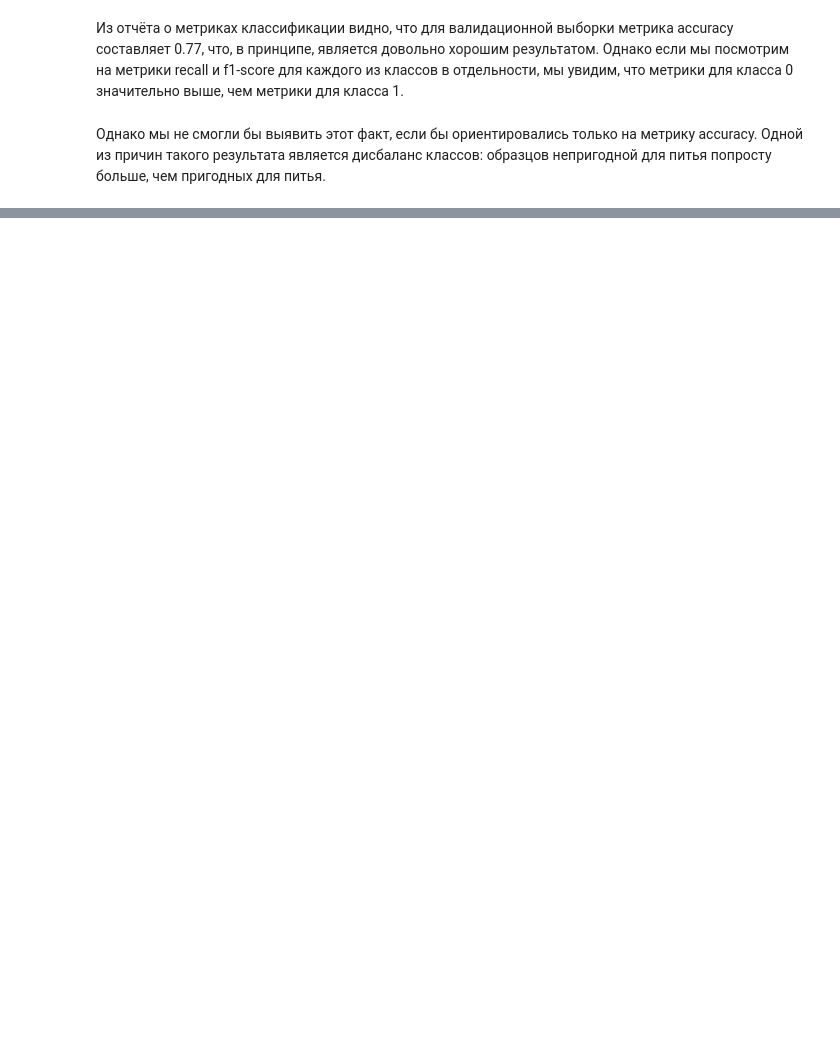
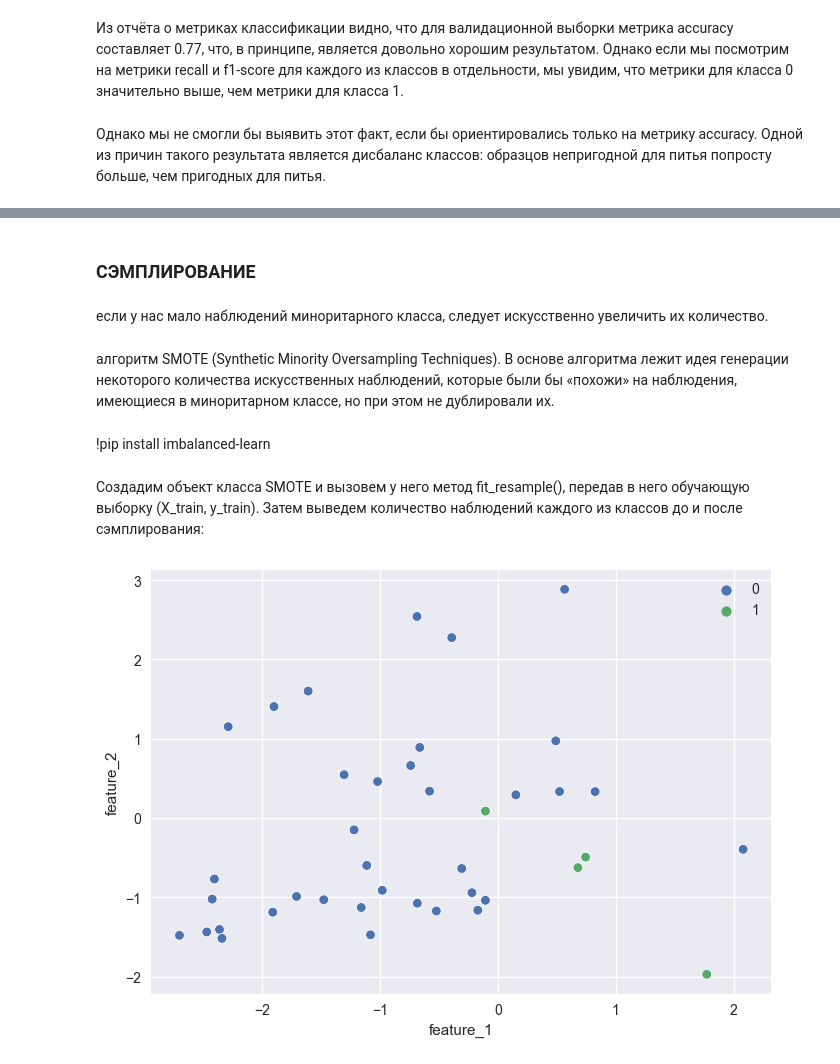
Before and after one commit to alexmoscar/new-rep-main, a Jupyter notebook: ML/Валидация/дисбаланс_выбор.ipynb, the cells around one changed output, grey strips where cells are left out. Saved outputs shown, nothing was run; the diff lists cells and outputs as text; code cells hidden in the pictures; blank space fills up the shorter version.

```diff
--- a/ML/Валидация/дисбаланс_выбор.ipynb
+++ b/ML/Валидация/дисбаланс_выбор.ipynb
@@ -143,0 +255,8 @@ weighted avg       0.90      0.90      0.90        40
+# %% [markdown]
+### СЭМПЛИРОВАНИЕ
+# %% [markdown]
+если у нас мало наблюдений миноритарного класса, следует искусственно увеличить их количество.
+# %% [markdown]
+алгоритм SMOTE (Synthetic Minority Oversampling Techniques). В основе алгоритма лежит идея генерации некоторого количества искусственных наблюдений, которые были бы «похожи» на наблюдения, имеющиеся в миноритарном классе, но при этом не дублировали их.
+# %% [markdown]
+!pip install imbalanced-learn
@@ -143,0 +265,19 @@ weighted avg       0.90      0.90      0.90        40
+# %% [markdown]
+Создадим объект класса SMOTE и вызовем у него метод fit_resample(), передав в него обучающую выборку (X_train, y_train). Затем выведем количество наблюдений каждого из классов до и после сэмплирования:
+# %%
+from sklearn import datasets
+X, y = datasets.make_classification(
+    n_samples=200, #количество объектов
+    n_features=2, #количество признаков
+    n_informative=2, #количество информативных признаков
+    n_redundant=0, #количество неинформативных признаков
+    n_classes=2, #количество классов
+    weights=[1, 0.2], #пропорции классов
+    random_state=40 #генератор случайных чисел
+)
+X = pd.DataFrame(X, columns=['feature_1', 'feature_2'])
+y = pd.Series(y)
+X_train, X_valid, y_train, y_valid= model_selection.train_test_split(X, y, stratify=y, test_size=0.2, random_state=42)
+sns.scatterplot(x=X_valid['feature_1'], y=X_valid['feature_2'], hue=y)
+# %% [output]
+[figure, added]
```
Also changed, not shown: parts of 17 cells of this notebook, 3 other files.
